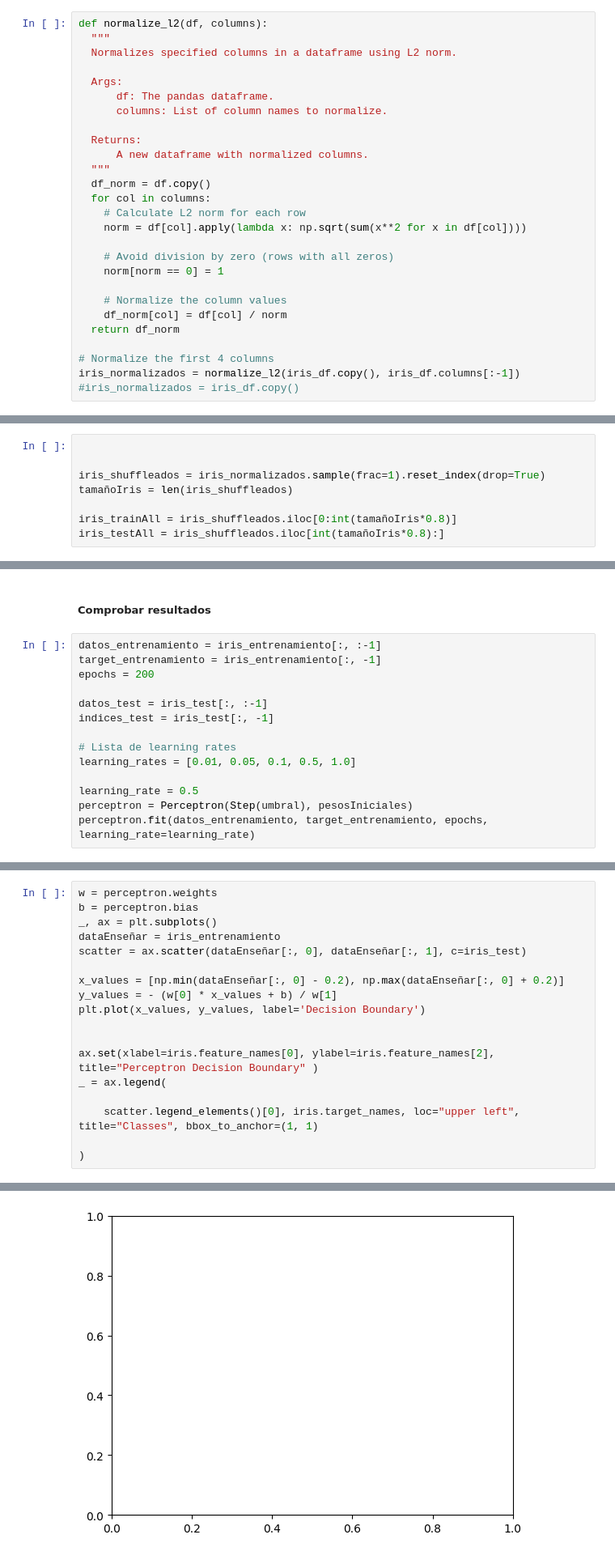
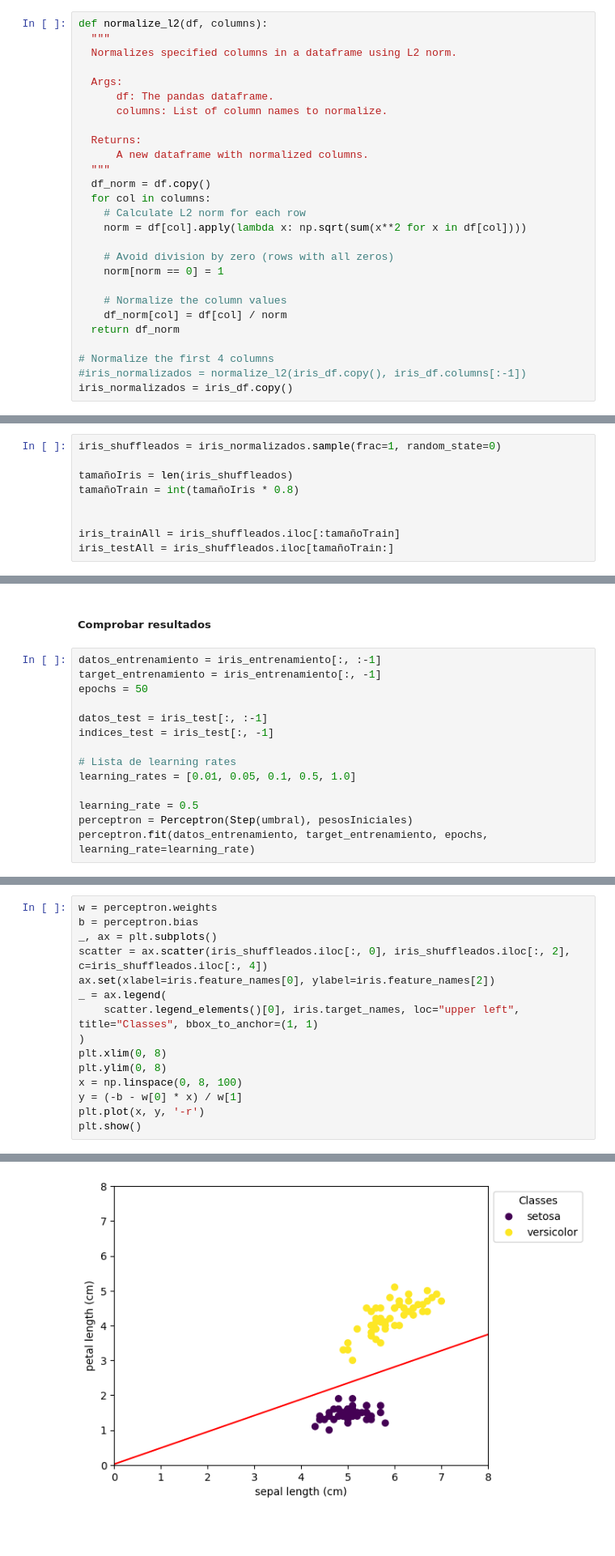
Before and after one commit to Cachaza/IA_LAB02_MLP, a Jupyter notebook: L2P1-Perceptron.ipynb, the cells around one changed output, grey strips where cells are left out. Shown at 81% size. Cells and saved outputs as stored; diff of their text form; blank space fills up the shorter version.

```diff
--- a/L2P1-Perceptron.ipynb
+++ b/L2P1-Perceptron.ipynb
@@ -120,5 +134,5 @@ def normalize_l2(df, columns):
   return df_norm
 
 # Normalize the first 4 columns
-iris_normalizados = normalize_l2(iris_df.copy(), iris_df.columns[:-1])
-#iris_normalizados = iris_df.copy()
+#iris_normalizados = normalize_l2(iris_df.copy(), iris_df.columns[:-1])
+iris_normalizados = iris_df.copy()
@@ -128,11 +139,12 @@ iris_normalizados = normalize_l2(iris_df.copy(), iris_df.columns[:-1])
 # %%
+iris_shuffleados = iris_normalizados.sample(frac=1, random_state=0)
+
+tamañoIris = len(iris_shuffleados)
+tamañoTrain = int(tamañoIris * 0.8)
 
 
-iris_shuffleados = iris_normalizados.sample(frac=1).reset_index(drop=True)
-tamañoIris = len(iris_shuffleados)
-
-iris_trainAll = iris_shuffleados.iloc[0:int(tamañoIris*0.8)]
-iris_testAll = iris_shuffleados.iloc[int(tamañoIris*0.8):]
+iris_trainAll = iris_shuffleados.iloc[:tamañoTrain]
+iris_testAll = iris_shuffleados.iloc[tamañoTrain:]
 # %% [markdown]
 Setosa = 0
 # %% [markdown]
@@ -245,7 +263,7 @@ class Perceptron:
 # %%
 datos_entrenamiento = iris_entrenamiento[:, :-1]
 target_entrenamiento = iris_entrenamiento[:, -1]
-epochs = 200
+epochs = 50
 
 datos_test = iris_test[:, :-1]
 indices_test = iris_test[:, -1]
@@ -304,18 +322,15 @@ Sample [0.07806642 0.03433228] with prediction 0 and target 0.0
 w = perceptron.weights
 b = perceptron.bias
 _, ax = plt.subplots()
-dataEnseñar = iris_entrenamiento
-scatter = ax.scatter(dataEnseñar[:, 0], dataEnseñar[:, 1], c=iris_test)
-
-x_values = [np.min(dataEnseñar[:, 0] - 0.2), np.max(dataEnseñar[:, 0] + 0.2)]
-y_values = - (w[0] * x_values + b) / w[1]
-plt.plot(x_values, y_values, label='Decision Boundary')
-
-
-ax.set(xlabel=iris.feature_names[0], ylabel=iris.feature_names[2], title="Perceptron Decision Boundary" )
+scatter = ax.scatter(iris_shuffleados.iloc[:, 0], iris_shuffleados.iloc[:, 2], c=iris_shuffleados.iloc[:, 4])
+ax.set(xlabel=iris.feature_names[0], ylabel=iris.feature_names[2])
 _ = ax.legend(
-
     scatter.legend_elements()[0], iris.target_names, loc="upper left", title="Classes", bbox_to_anchor=(1, 1)
-
 )
+plt.xlim(0, 8)
+plt.ylim(0, 8)
+x = np.linspace(0, 8, 100)
+y = (-b - w[0] * x) / w[1]
+plt.plot(x, y, '-r')
+plt.show()
 # %% [output]
@@ -323 +337 @@ TypeError: object of type 'ResourceVariable' has no len()
-[figure, old version]
+[figure, new version]
```
Also changed, not shown: parts of 17 cells of this notebook.
